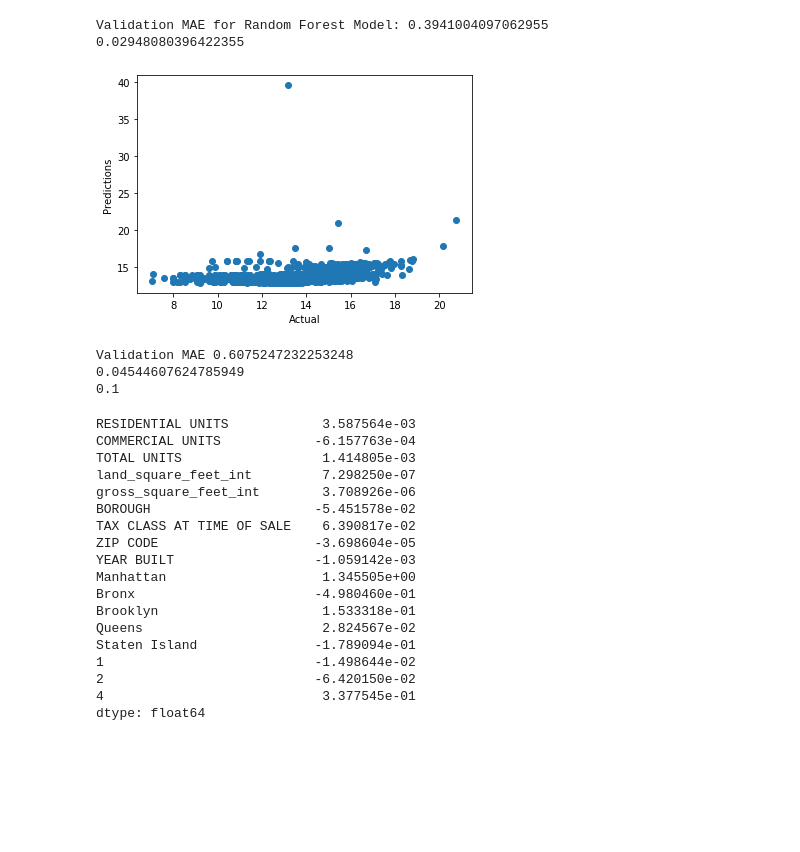
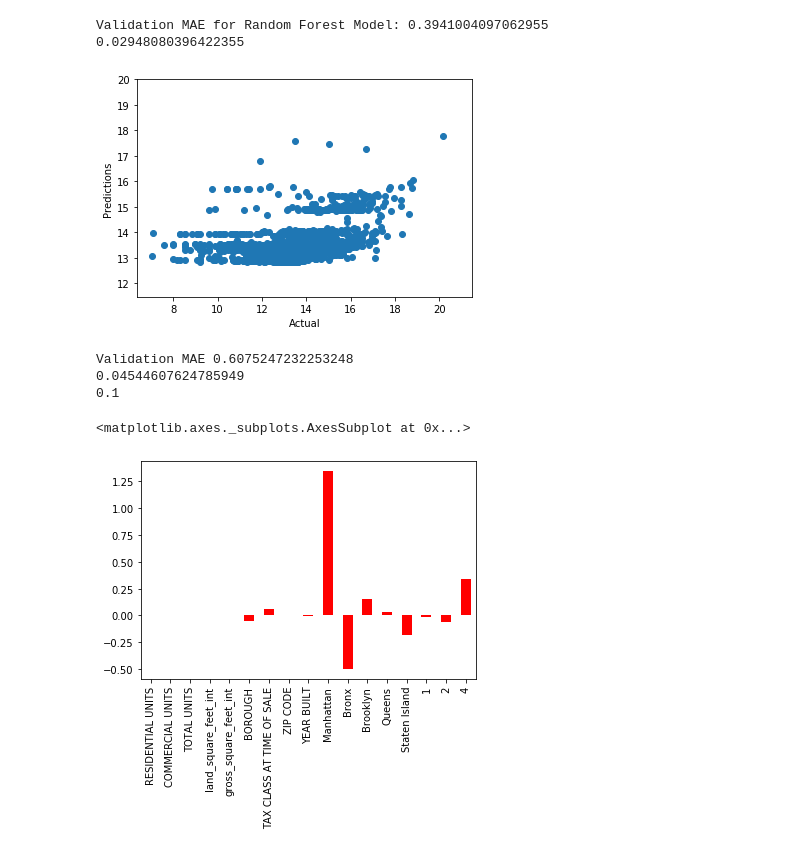
Before and after one commit to kmart8/DS-502-Project, a Jupyter notebook: NYC Dataset Notebook.ipynb, the cells around one changed output. Cells and saved outputs as stored; diff of their text form; code cells hidden in the pictures; blank space fills up the shorter version.

```diff
--- a/NYC Dataset Notebook.ipynb
+++ b/NYC Dataset Notebook.ipynb
@@ -302,43 +309,28 @@ Validation MAE for Random Forest Model: 0.3941004097062955
 # %%
 # RIDGE
 #Fit the model
 alpha=[0.01, 0.03, 0.06, 0.1, 0.3, 0.6, 1, 3, 6]
 ridgereg = lm.RidgeCV(alphas=alpha,normalize=True,cv=5)
 ridgereg.fit(train_X,train_y)
 val_predictions = ridgereg.predict(val_X)
 val_mae = mean_absolute_error(val_predictions, val_y)
 plt.scatter(val_y,val_predictions)
 plt.ylabel('Predictions')
 plt.xlabel('Actual')
+plt.axis(ymax = 20)
 plt.show()
 print("Validation MAE {}".format(val_mae))
 print(val_mae/avg_price)
 print(ridgereg.alpha_)
 coef = pd.Series(ridgereg.coef_, index = train_X.columns)
-coef
+coef.plot.bar(color='r')
 # %% [output]
-[figure, old version]
+[figure, new version]
 Validation MAE 0.6075247232253248
 0.04544607624785949
 0.1
-RESIDENTIAL UNITS            3.587564e-03
-COMMERCIAL UNITS            -6.157763e-04
-TOTAL UNITS                  1.414805e-03
-land_square_feet_int         7.298250e-07
-gross_square_feet_int        3.708926e-06
-BOROUGH                     -5.451578e-02
-TAX CLASS AT TIME OF SALE    6.390817e-02
-ZIP CODE                    -3.698604e-05
-YEAR BUILT                  -1.059142e-03
-Manhattan                    1.345505e+00
-Bronx                       -4.980460e-01
-Brooklyn                     1.533318e-01
-Queens                       2.824567e-02
-Staten Island               -1.789094e-01
-1                           -1.498644e-02
-2                           -6.420150e-02
-4                            3.377545e-01
-dtype: float64
+<matplotlib.axes._subplots.AxesSubplot at 0x...>
+[figure, added]
 # %%
 #LASSO
 alpha=[0.01, 0.03, 0.06, 0.1, 0.3, 0.6, 1, 3, 6]
```
Also changed, not shown: parts of 6 cells of this notebook.
